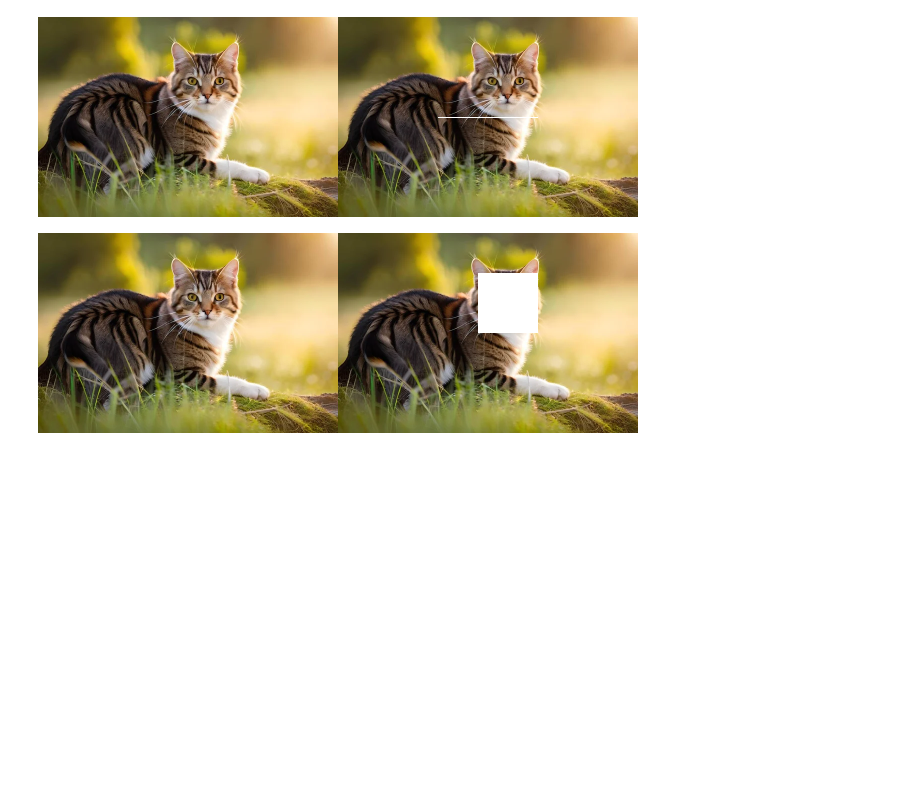
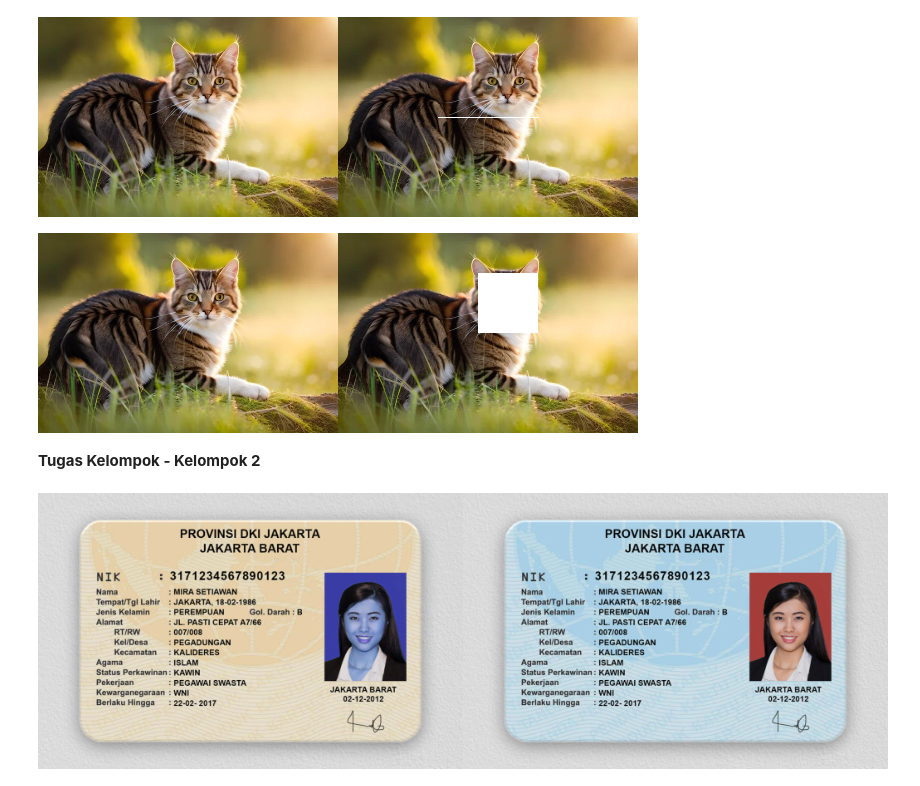
Before and after one commit to FanesabhirawaningSulistyo/PCVK_Ganjil_2024, a Jupyter notebook: Week1.ipynb, the cells around one changed output. Drawn from its saved outputs; the diff is of its cells as text; code cells hidden in the pictures; blank space fills up the shorter version.

Commit message:
Tugas Kelompok - Kelompok 2

```diff
--- a/Week1.ipynb
+++ b/Week1.ipynb
@@ -195,3 +195,18 @@ final_frame = cv.hconcat((image_2, image_3))
 cv2_imshow(final_frame)
 # %% [output]
 [figure]
+# %% [markdown]
+**Tugas Kelompok - Kelompok 2**
+# %%
+
+# Path ke file gambar
+file_path = 'ktp-example.jpg'
+
+# Baca gambar menggunakan skimage.io.imread
+ktp = io.imread(file_path)
+ktp = cv.resize(ktp, (0,0), fx=0.5, fy=0.5)
+ktp_2 = cv.cvtColor(ktp, cv.COLOR_BGR2RGB)
+final_frame = cv.hconcat((ktp, ktp_2))
+cv2_imshow(final_frame)
+# %% [output]
+[figure, added]
```
Also changed, not shown: parts of 2 cells of this notebook.
